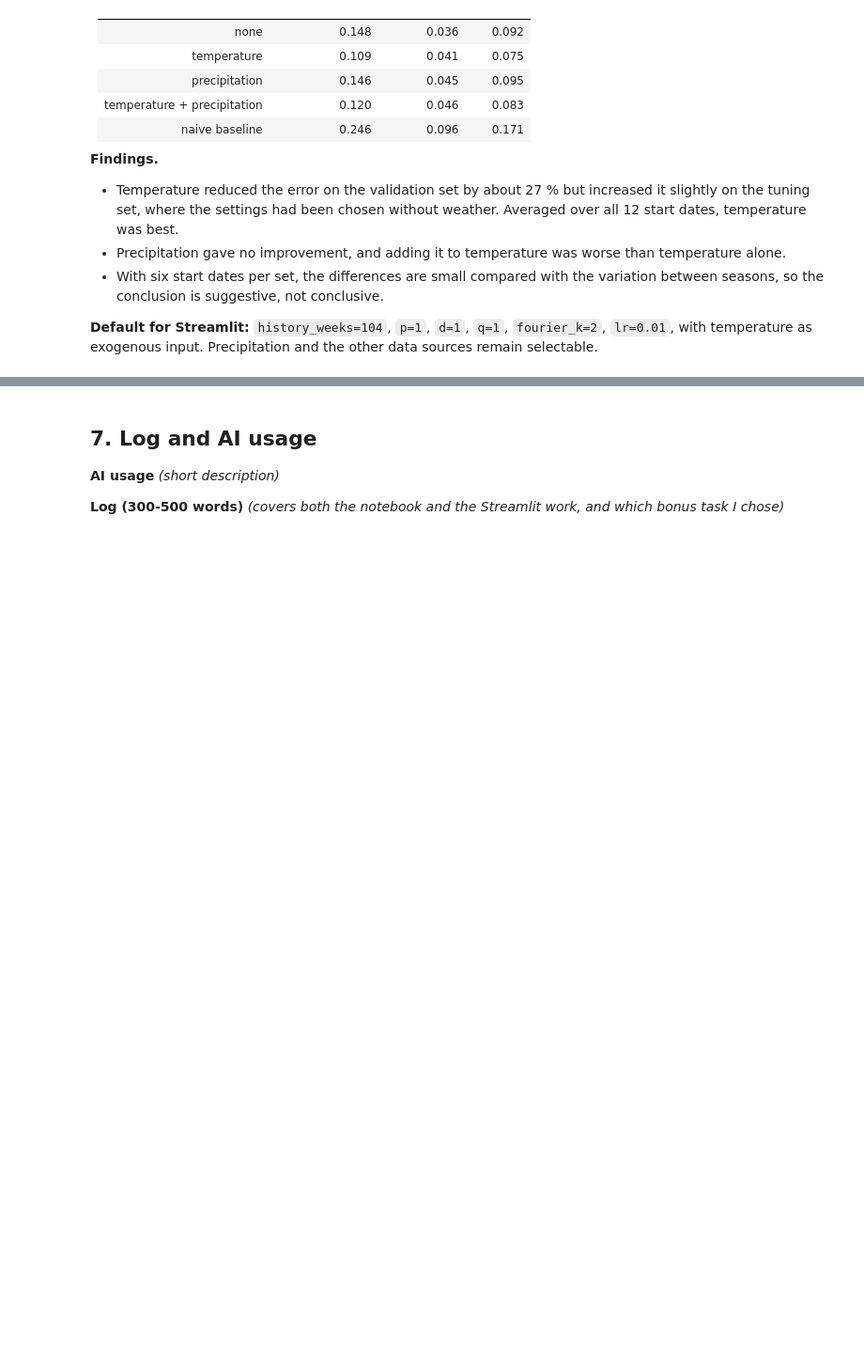
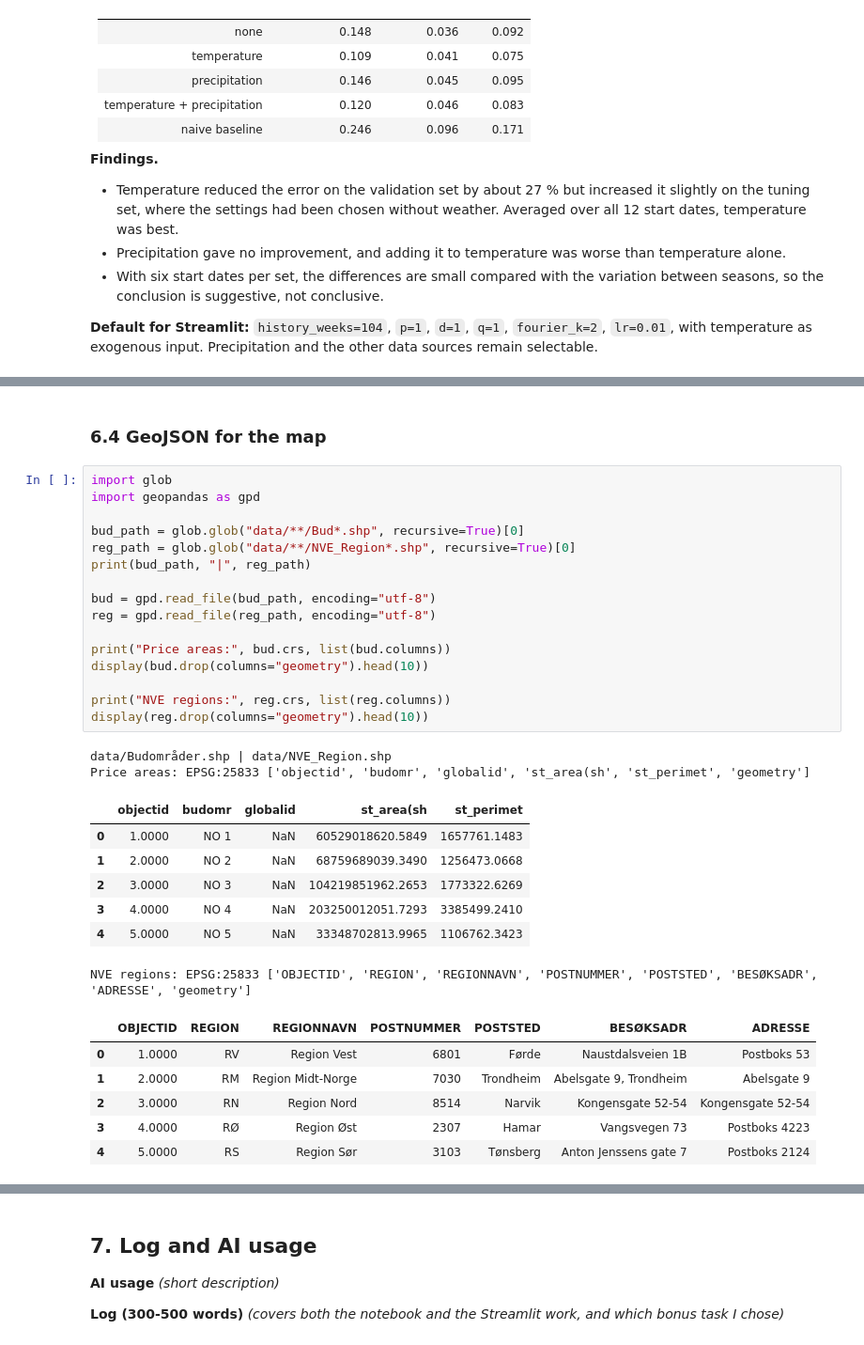
Before and after one commit to Kitteljl/IND320-app, a Jupyter notebook: notebooks/IND320_part4.ipynb, the cells around one changed output, grey strips where cells are left out. Shown at 94% size. Saved outputs shown, nothing was run; the diff lists cells and outputs as text; blank space fills up the shorter version.

Commit message:
Part 4: blue theme, grouped navigation, GeoJSON for the map

```diff
--- a/notebooks/IND320_part4.ipynb
+++ b/notebooks/IND320_part4.ipynb
@@ -531,0 +574,34 @@ exogenous input. Precipitation and the other data sources remain selectable.
+# %% [markdown]
+### 6.4 GeoJSON for the map
+# %%
+import glob
+import geopandas as gpd
+
+bud_path = glob.glob("data/**/Bud*.shp", recursive=True)[0]
+reg_path = glob.glob("data/**/NVE_Region*.shp", recursive=True)[0]
+print(bud_path, "|", reg_path)
+
+bud = gpd.read_file(bud_path, encoding="utf-8")
+reg = gpd.read_file(reg_path, encoding="utf-8")
+
+print("Price areas:", bud.crs, list(bud.columns))
+display(bud.drop(columns="geometry").head(10))
+
+print("NVE regions:", reg.crs, list(reg.columns))
+display(reg.drop(columns="geometry").head(10))
+# %% [output]
+data/Budområder.shp | data/NVE_Region.shp
+Price areas: EPSG:25833 ['objectid', 'budomr', 'globalid', 'st_area(sh', 'st_perimet', 'geometry']
+|  | objectid | budomr | globalid | st_area(sh | st_perimet |
+| 0 | 1.0000 | NO 1 | NaN | 60529018620.5849 | 1657761.1483 |
+| 1 | 2.0000 | NO 2 | NaN | 68759689039.3490 | 1256473.0668 |
+| 2 | 3.0000 | NO 3 | NaN | 104219851962.2653 | 1773322.6269 |
+| 3 | 4.0000 | NO 4 | NaN | 203250012051.7293 | 3385499.2410 |
+| 4 | 5.0000 | NO 5 | NaN | 33348702813.9965 | 1106762.3423 |
+NVE regions: EPSG:25833 ['OBJECTID', 'REGION', 'REGIONNAVN', 'POSTNUMMER', 'POSTSTED', 'BESØKSADR', 'ADRESSE', 'geometry']
+|  | OBJECTID | REGION | REGIONNAVN | POSTNUMMER | POSTSTED | BESØKSADR | ADRESSE |
+| 0 | 1.0000 | RV | Region Vest | 6801 | Førde | Naustdalsveien 1B | Postboks 53 |
+| 1 | 2.0000 | RM | Region Midt-Norge | 7030 | Trondheim | Abelsgate 9, Trondheim | Abelsgate 9 |
+| 2 | 3.0000 | RN | Region Nord | 8514 | Narvik | Kongensgate 52-54 | Kongensgate 52-54 |
+| 3 | 4.0000 | RØ | Region Øst | 2307 | Hamar | Vangsvegen 73 | Postboks 4223 |
+| 4 | 5.0000 | RS | Region Sør | 3103 | Tønsberg | Anton Jenssens gate 7 | Postboks 2124 |
```
Also changed, not shown: parts of 3 cells of this notebook, 15 other files.
